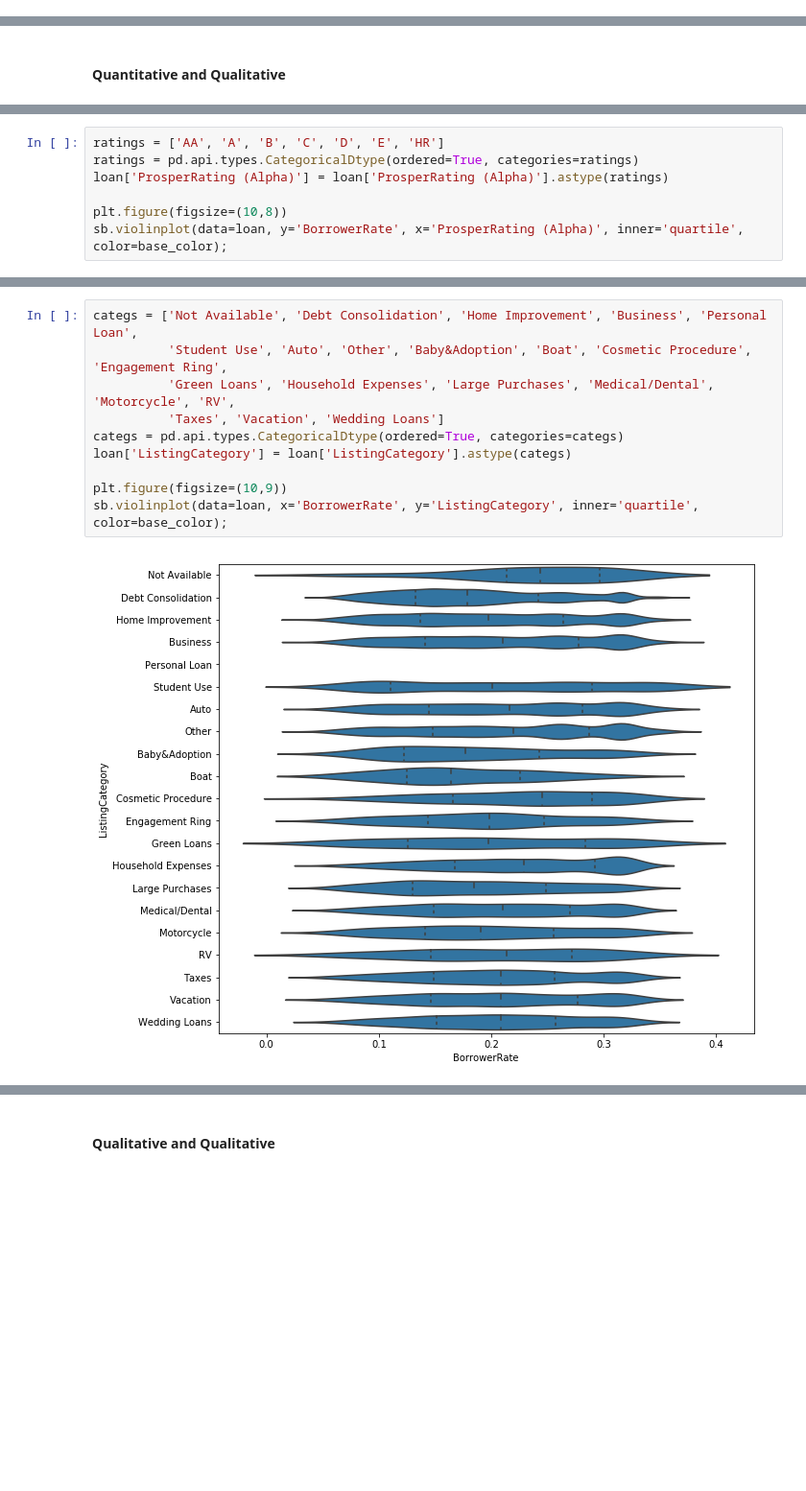
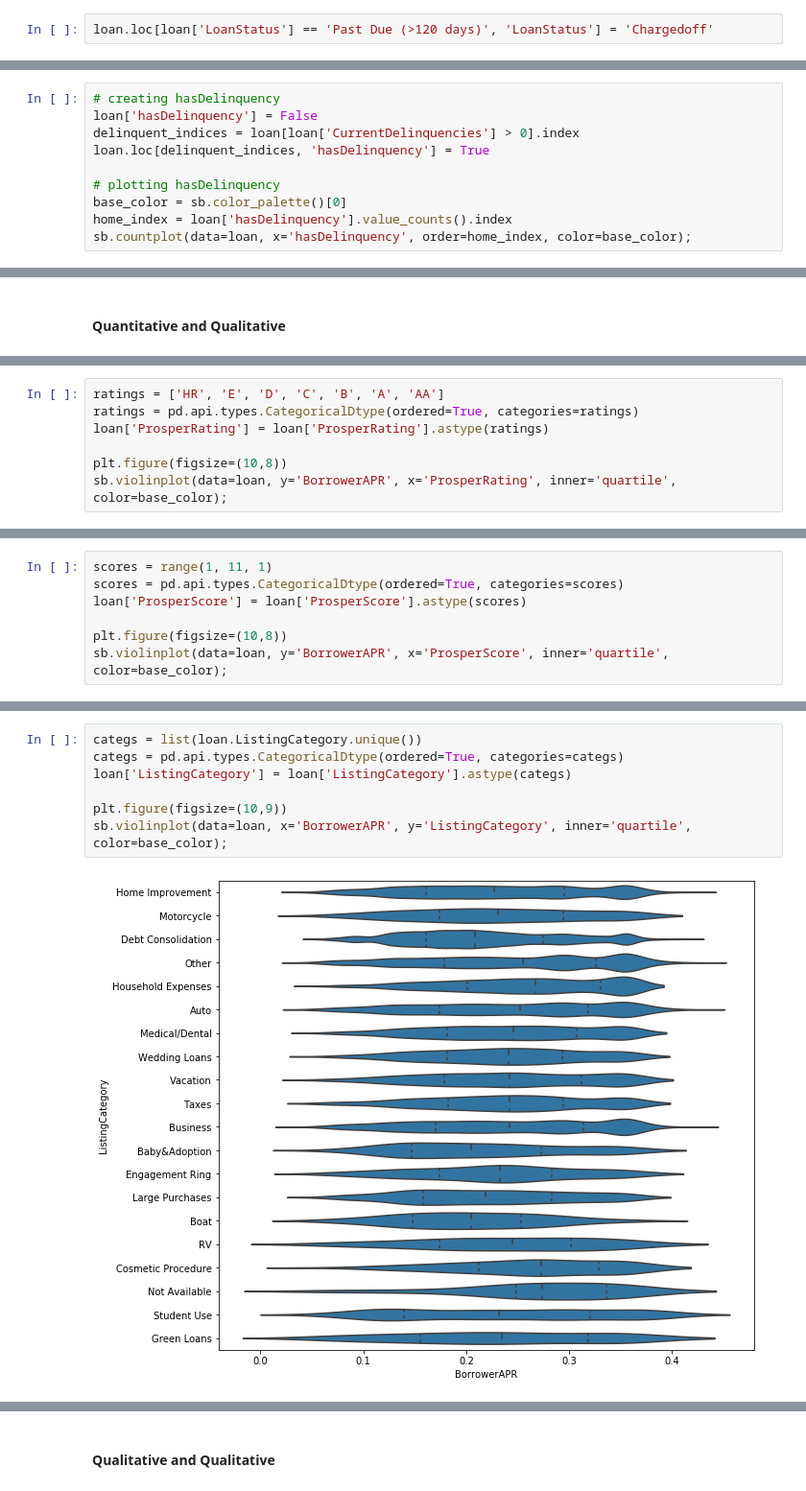
Before and after one commit to suefenali/data_analysis_nanodegree, a Jupyter notebook: project_5/exploration.ipynb, the cells around one changed output, grey strips where cells are left out. Shown at 96% size. Saved outputs shown, nothing was run; the diff lists cells and outputs as text; blank space fills up the shorter version.

```diff
--- a/project_5/exploration.ipynb
+++ b/project_5/exploration.ipynb
@@ -307,2 +407,4 @@ loan.DelinquenciesLast7Years = loan.DelinquenciesLast7Years.astype(int)
+# %%
+loan.loc[loan['LoanStatus'] == 'Past Due (>120 days)', 'LoanStatus'] = 'Chargedoff'
 # %% [markdown]
 #### Test
@@ -414,0 +505,10 @@ plt.hist(data=loan, x='DelinquenciesLast7Years', rwidth=0.8);
+# %%
+# creating hasDelinquency
+loan['hasDelinquency'] = False
+delinquent_indices = loan[loan['CurrentDelinquencies'] > 0].index
+loan.loc[delinquent_indices, 'hasDelinquency'] = True
+
+# plotting hasDelinquency
+base_color = sb.color_palette()[0]
+home_index = loan['hasDelinquency'].value_counts().index
+sb.countplot(data=loan, x='hasDelinquency', order=home_index, color=base_color);
@@ -572,8 +676,8 @@ Name: ProsperRating (Alpha), dtype: int64
 # %%
-ratings = ['AA', 'A', 'B', 'C', 'D', 'E', 'HR']
+ratings = ['HR', 'E', 'D', 'C', 'B', 'A', 'AA']
 ratings = pd.api.types.CategoricalDtype(ordered=True, categories=ratings)
-loan['ProsperRating (Alpha)'] = loan['ProsperRating (Alpha)'].astype(ratings)
+loan['ProsperRating'] = loan['ProsperRating'].astype(ratings)
 
 plt.figure(figsize=(10,8))
-sb.violinplot(data=loan, y='BorrowerRate', x='ProsperRating (Alpha)', inner='quartile', color=base_color);
+sb.violinplot(data=loan, y='BorrowerAPR', x='ProsperRating', inner='quartile', color=base_color);
 # %% [output]
@@ -580,0 +685,7 @@ sb.violinplot(data=loan, y='BorrowerRate', x='ProsperRating (Alpha)', inner='qua
+# %%
+scores = range(1, 11, 1)
+scores = pd.api.types.CategoricalDtype(ordered=True, categories=scores)
+loan['ProsperScore'] = loan['ProsperScore'].astype(scores)
+
+plt.figure(figsize=(10,8))
+sb.violinplot(data=loan, y='BorrowerAPR', x='ProsperScore', inner='quartile', color=base_color);
@@ -581,12 +700,9 @@ sb.violinplot(data=loan, y='BorrowerRate', x='ProsperRating (Alpha)', inner='qua
 # %%
-categs = ['Not Available', 'Debt Consolidation', 'Home Improvement', 'Business', 'Personal Loan',
-          'Student Use', 'Auto', 'Other', 'Baby&Adoption', 'Boat', 'Cosmetic Procedure', 'Engagement Ring',
-          'Green Loans', 'Household Expenses', 'Large Purchases', 'Medical/Dental', 'Motorcycle', 'RV',
-          'Taxes', 'Vacation', 'Wedding Loans']
+categs = list(loan.ListingCategory.unique())
 categs = pd.api.types.CategoricalDtype(ordered=True, categories=categs)
 loan['ListingCategory'] = loan['ListingCategory'].astype(categs)
 
 plt.figure(figsize=(10,9))
-sb.violinplot(data=loan, x='BorrowerRate', y='ListingCategory', inner='quartile', color=base_color);
+sb.violinplot(data=loan, x='BorrowerAPR', y='ListingCategory', inner='quartile', color=base_color);
 # %% [output]
-[figure, old version]
+[figure, new version]
```
Also changed, not shown: parts of 150 cells of this notebook.
